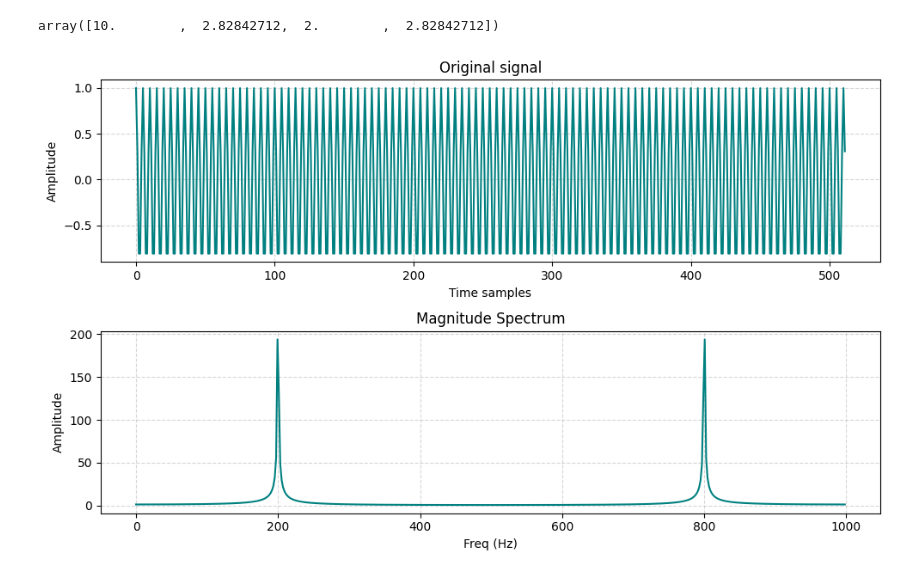
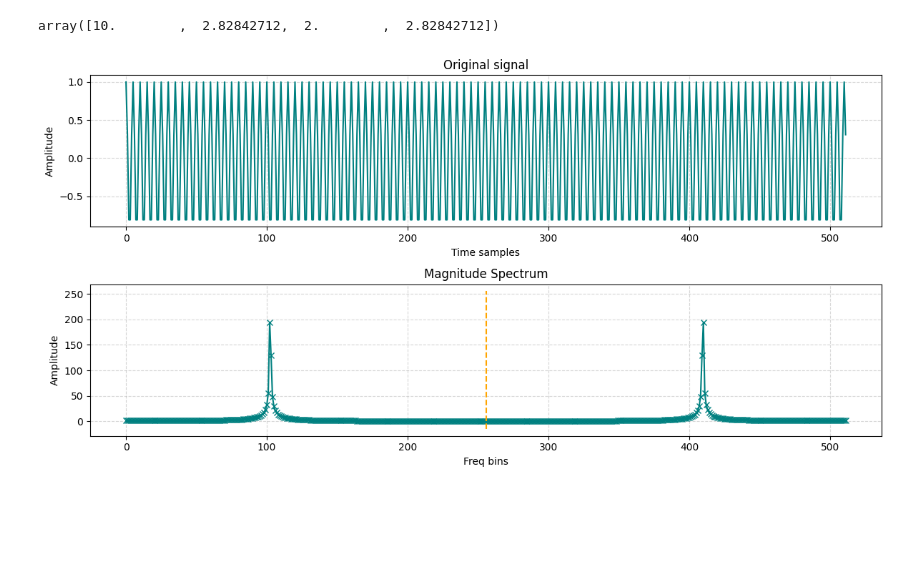
Before and after one commit to inesbroto/sms-tools-materials, a Jupyter notebook: exercises/E2-Sinusoids-and-DFT.ipynb, the cells around one changed output. Saved outputs shown, nothing was run; the diff lists cells and outputs as text; code cells hidden in the pictures; blank space fills up the shorter version.

```diff
--- a/exercises/E2-Sinusoids-and-DFT.ipynb
+++ b/exercises/E2-Sinusoids-and-DFT.ipynb
@@ -360,32 +358,31 @@ import IPython.display as ipd
 import matplotlib.pyplot as plt
 # %%
 # E2 - 5.2: Plot input cosine signal suggested above, call gen_mag_spec(), and plot the output result.
-# Validate that the peak of the magnitude spectrum corrresponds to the frequency of the sinusoid.
+# Validate that the peak of the magnitude spectrum corresponds to the frequency of the sinusoid.
 
 ### Your code here
-f = 200.0
-fs = 1000
-samples = 512
-x = np.cos(2*np.pi*f*np.arange(samples)/fs)
+x = np.cos(2*np.pi*200.0*np.arange(512)/1000)
+
 X = gen_mag_spec(x)
 N = len(x)
 
-plt.figure(figsize=(10, 6))
+plt.figure(figsize=(12, 6))
 plt.subplot(2, 1, 1)
 plt.plot(np.arange(N), x, color='teal')
 plt.title("Original signal")
 plt.xlabel("Time samples")
 plt.ylabel("Amplitude")
 plt.grid(True, linestyle='--', alpha=0.5)
 
 plt.subplot(2, 1, 2)
-plt.plot(np.arange(N)*1000/N, X, color='teal')
+plt.plot(np.arange(N), X, '-x', color='teal')
+plt.plot(np.repeat(N/2, N/2+15),np.arange(-15,N/2, 1), '--', color='orange')
 plt.title("Magnitude Spectrum")
-plt.xlabel("Freq (Hz)")
+plt.xlabel("Freq bins")
 plt.ylabel("Amplitude")
 plt.grid(True, linestyle='--', alpha=0.5)
 
 plt.tight_layout()
 plt.show()
 # %% [output]
-[figure, old version]
+[figure, new version]
```
Also changed, not shown: parts of 5 cells of this notebook, 1 other file.
